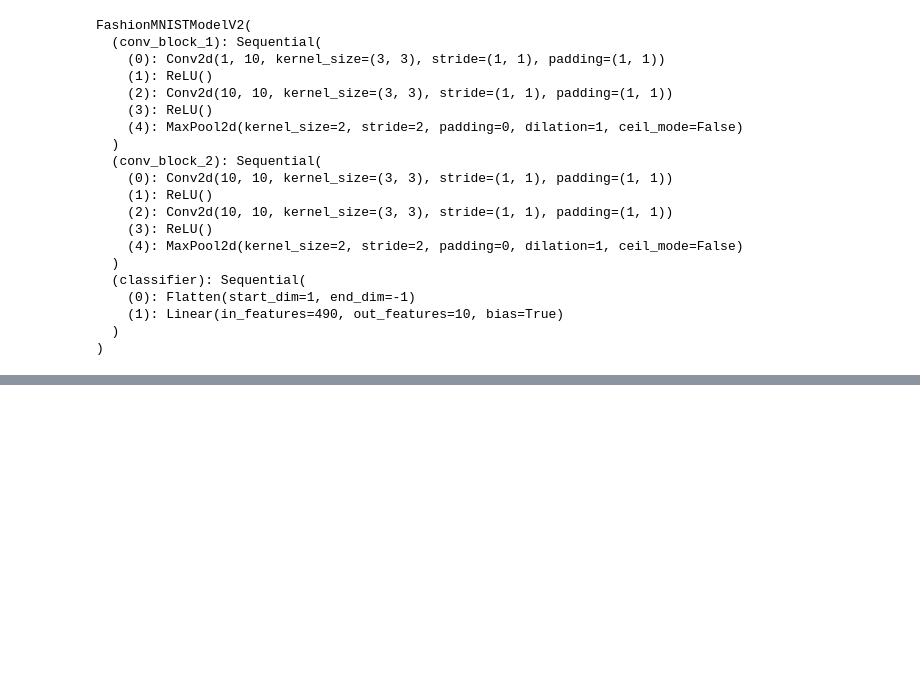
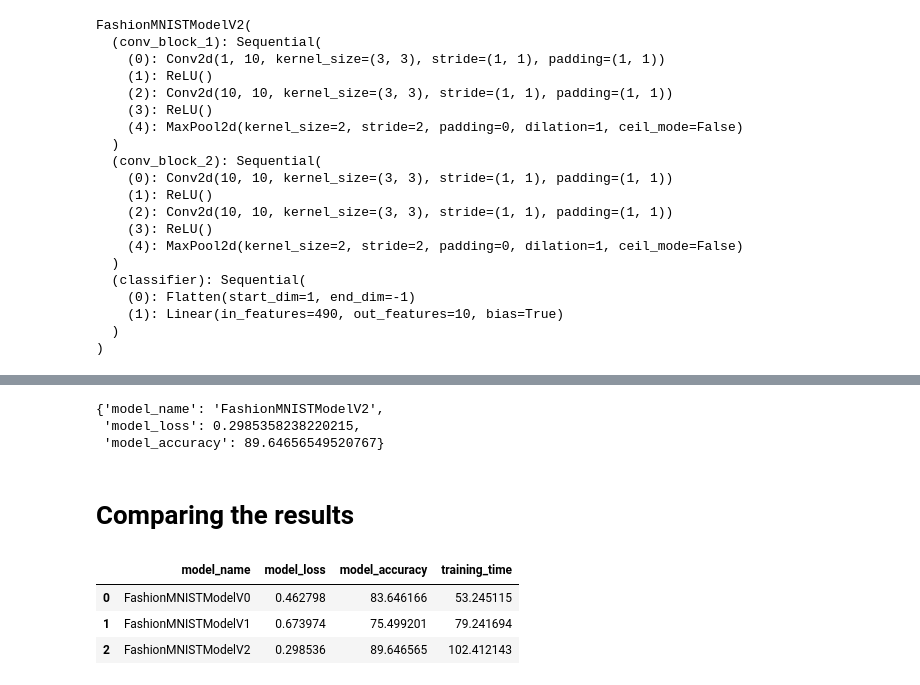
Before and after one commit to DinizMaths/PPGEEC2318_MACHINE_LEARNING, a Jupyter notebook: studies/pytorch/05_computer_vision.ipynb, the cells around one changed output, grey strips where cells are left out. Saved outputs shown, nothing was run; the diff lists cells and outputs as text; code cells hidden in the pictures; blank space fills up the shorter version.

```diff
--- a/studies/pytorch/05_computer_vision.ipynb
+++ b/studies/pytorch/05_computer_vision.ipynb
@@ -577,7 +576,7 @@ def train_model(
 
     train_time_end_gpu = timer()
 
-    print_train_time(train_time_start_gpu, train_time_end_gpu, str(next(model.parameters()).device))
+    total_time = print_train_time(train_time_start_gpu, train_time_end_gpu, str(next(model.parameters()).device))
 
-    return model
+    return model, total_time
 # %%
@@ -1159,0 +1077,33 @@ class FashionMNISTModelV3(nn.Module):
+# %%
+model_2_results = eval_model(
+    model=model_2,
+    data_loader=test_dataloader,
+    loss_fn=loss_fn,
+    accuracy_fn=accuracy_fn,
+    device=device
+)
+
+model_2_results
+# %% [output]
+{'model_name': 'FashionMNISTModelV2',
+ 'model_loss': 0.2985358238220215,
+ 'model_accuracy': 89.64656549520767}
+# %% [markdown]
+# Comparing the results
+# %%
+import pandas as pd
+
+compare_results = pd.DataFrame([model_0_results, model_1_results, model_2_results])
+
+compare_results["training_time"] = [
+    total_train_time_model_0,
+    total_train_time_model_1,
+    total_train_time_model_2
+]
+
+compare_results
+# %% [output]
+|  | model_name | model_loss | model_accuracy | training_time |
+| 0 | FashionMNISTModelV0 | 0.462798 | 83.646166 | 53.245115 |
+| 1 | FashionMNISTModelV1 | 0.673974 | 75.499201 | 79.241694 |
+| 2 | FashionMNISTModelV2 | 0.298536 | 89.646565 | 102.412143 |
```
Also changed, not shown: parts of 18 cells of this notebook.
